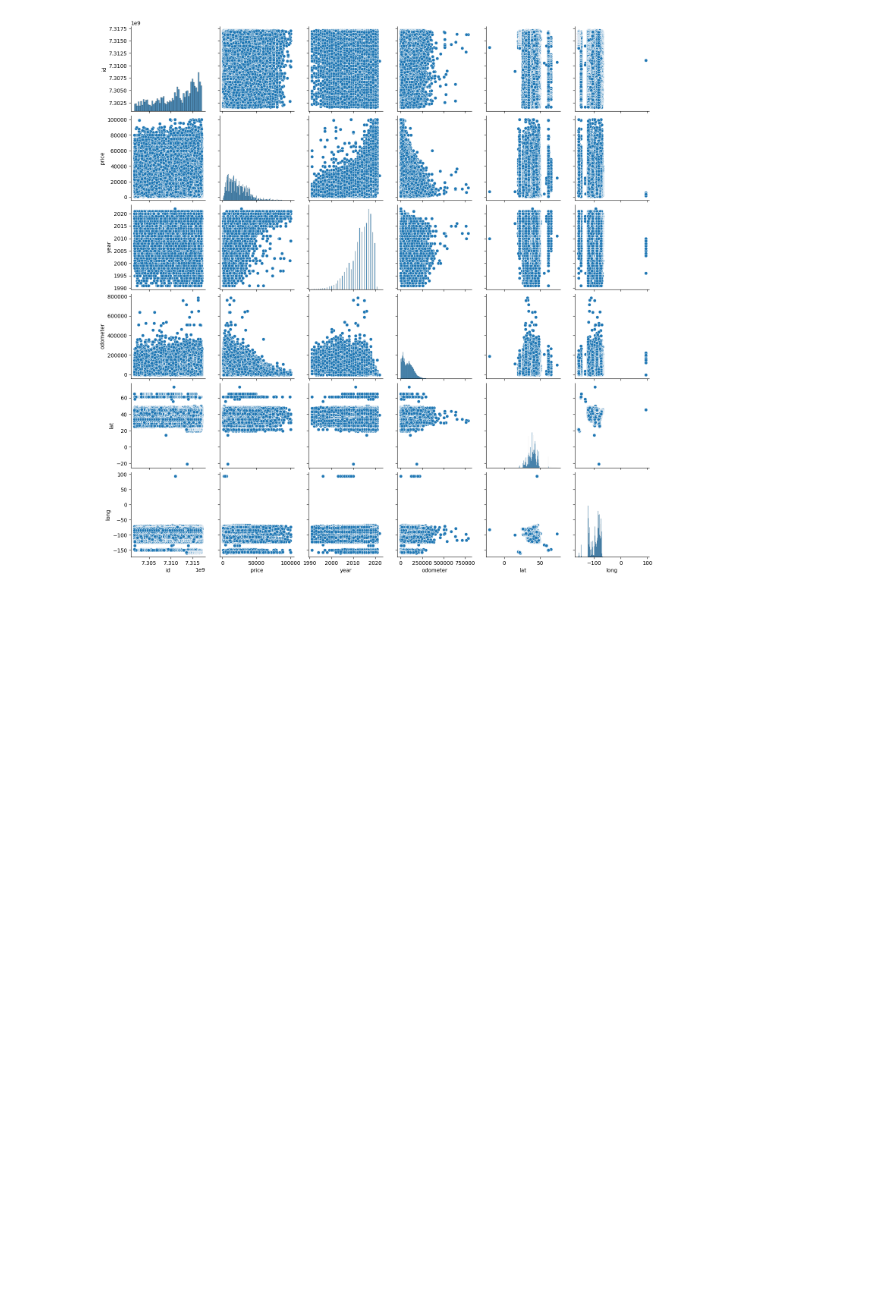
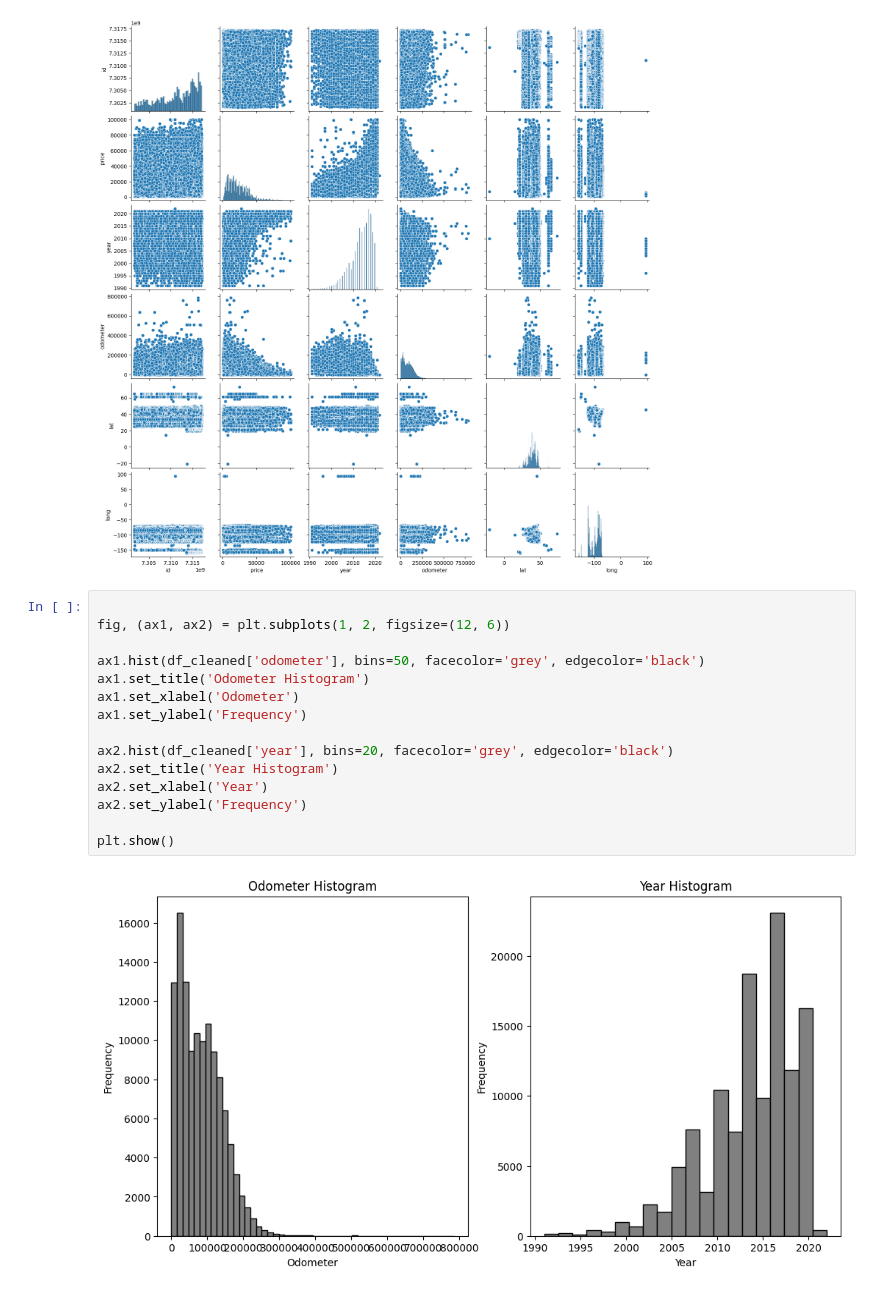
Before and after one commit to fpabi/Tareas, a Jupyter notebook: Tarea_12.ipynb, the cells around one changed output. Saved outputs shown, nothing was run; the diff lists cells and outputs as text; blank space fills up the shorter version.

```diff
--- a/Tarea_12.ipynb
+++ b/Tarea_12.ipynb
@@ -162,3 +162,20 @@ sns.pairplot(df_cleaned)
 # %% [output]
 <seaborn.axisgrid.PairGrid at 0x...>
 [figure]
+# %%
+
+fig, (ax1, ax2) = plt.subplots(1, 2, figsize=(12, 6))
+
+ax1.hist(df_cleaned['odometer'], bins=50, facecolor='grey', edgecolor='black')
+ax1.set_title('Odometer Histogram')
+ax1.set_xlabel('Odometer')
+ax1.set_ylabel('Frequency')
+
+ax2.hist(df_cleaned['year'], bins=20, facecolor='grey', edgecolor='black')
+ax2.set_title('Year Histogram')
+ax2.set_xlabel('Year')
+ax2.set_ylabel('Frequency')
+
+plt.show()
+# %% [output]
+[figure, added]
```
Also changed, not shown: parts of 1 cell of this notebook.
